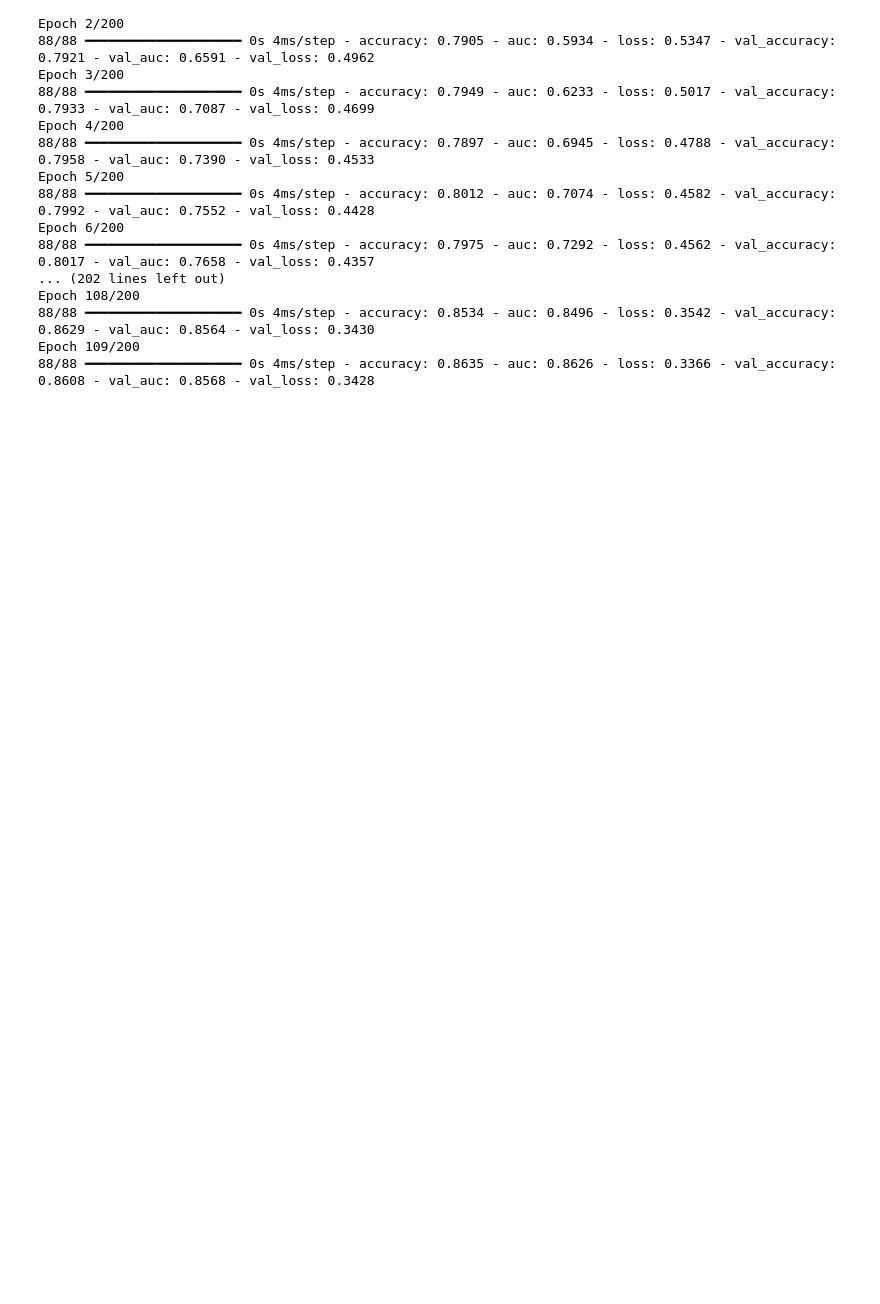
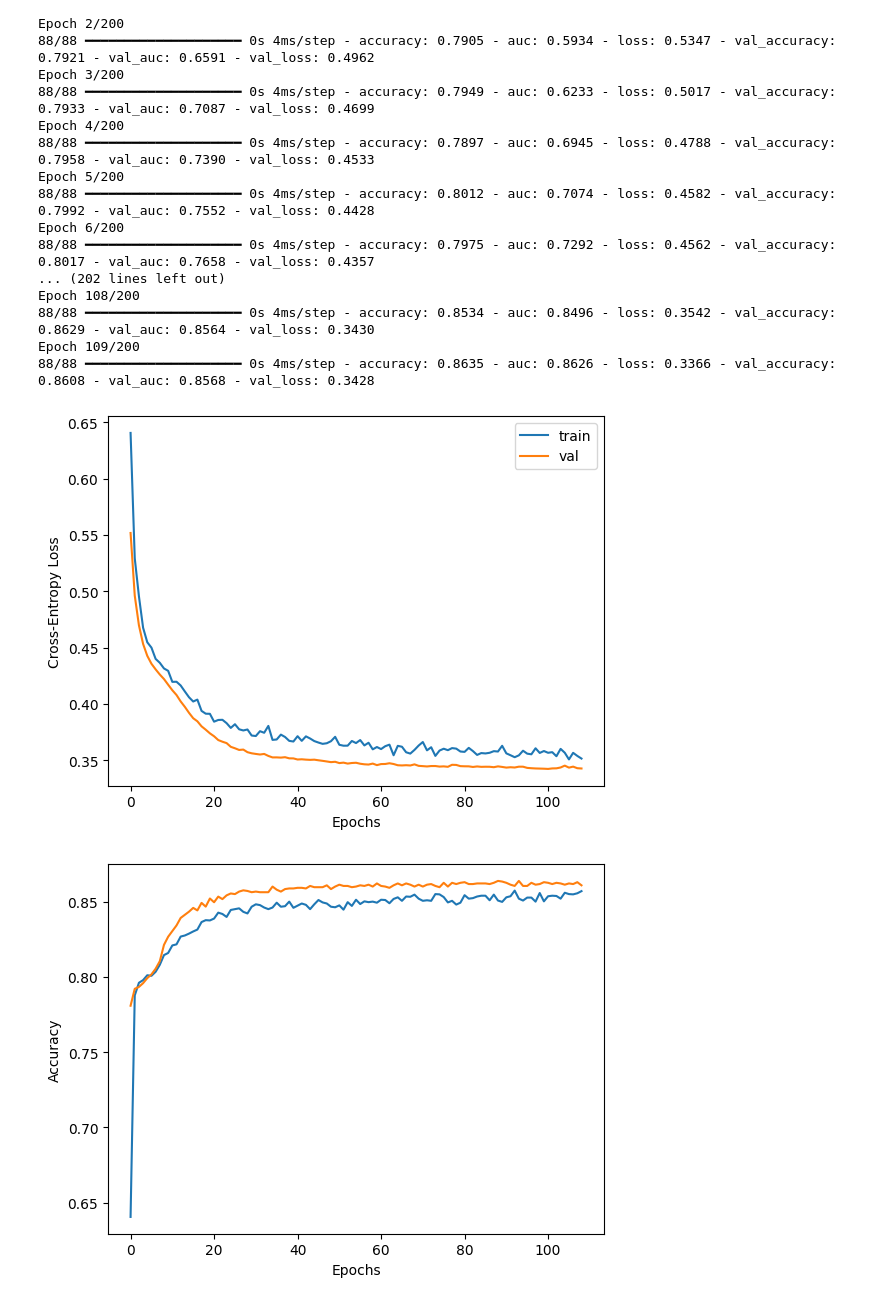
Before and after one commit to asegura4488/CienciaDatos, a Jupyter notebook: Semana6/EstudioRedNeuronal.ipynb, the cells around one changed output. Cells and saved outputs as stored; diff of their text form; code cells hidden in the pictures; blank space fills up the shorter version.

```diff
--- a/Semana6/EstudioRedNeuronal.ipynb
+++ b/Semana6/EstudioRedNeuronal.ipynb
@@ -140,3 +140,22 @@ Epoch 108/200
 88/88 ━━━━━━━━━━━━━━━━━━━━ 0s 4ms/step - accuracy: 0.8534 - auc: 0.8496 - loss: 0.3542 - val_accuracy: 0.8629 - val_auc: 0.8564 - val_loss: 0.3430
 Epoch 109/200
 88/88 ━━━━━━━━━━━━━━━━━━━━ 0s 4ms/step - accuracy: 0.8635 - auc: 0.8626 - loss: 0.3366 - val_accuracy: 0.8608 - val_auc: 0.8568 - val_loss: 0.3428
+# %%
+plt.figure()
+plt.plot(history.history['loss'], label='train')
+plt.plot(history.history['val_loss'], label='val')
+plt.xlabel('Epochs')
+plt.ylabel('Cross-Entropy Loss')
+plt.legend()
+plt.show()
+
+if 'accuracy' in history.history and 'val_accuracy' in history.history:
+    plt.figure()
+    plt.plot(history.history['accuracy'], label='train')
+    plt.plot(history.history['val_accuracy'], label='val')
+    plt.xlabel('Epochs')
+    plt.ylabel('Accuracy')
+    plt.show()
+# %% [output]
+[figure, added]
+[figure, added]
```
